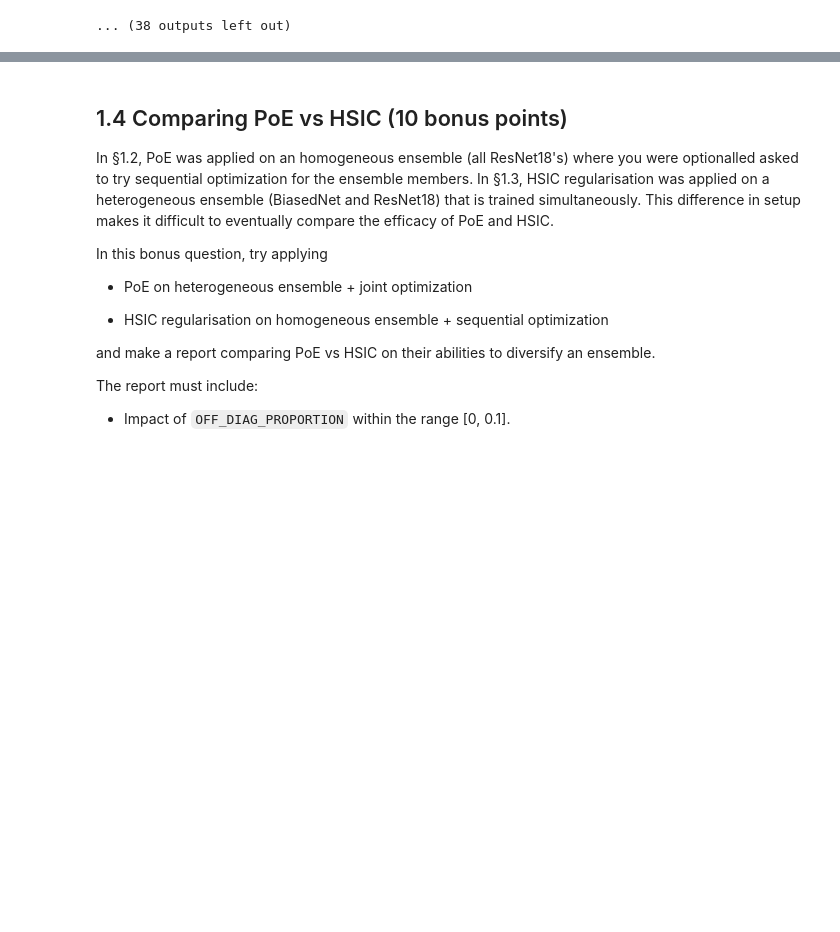
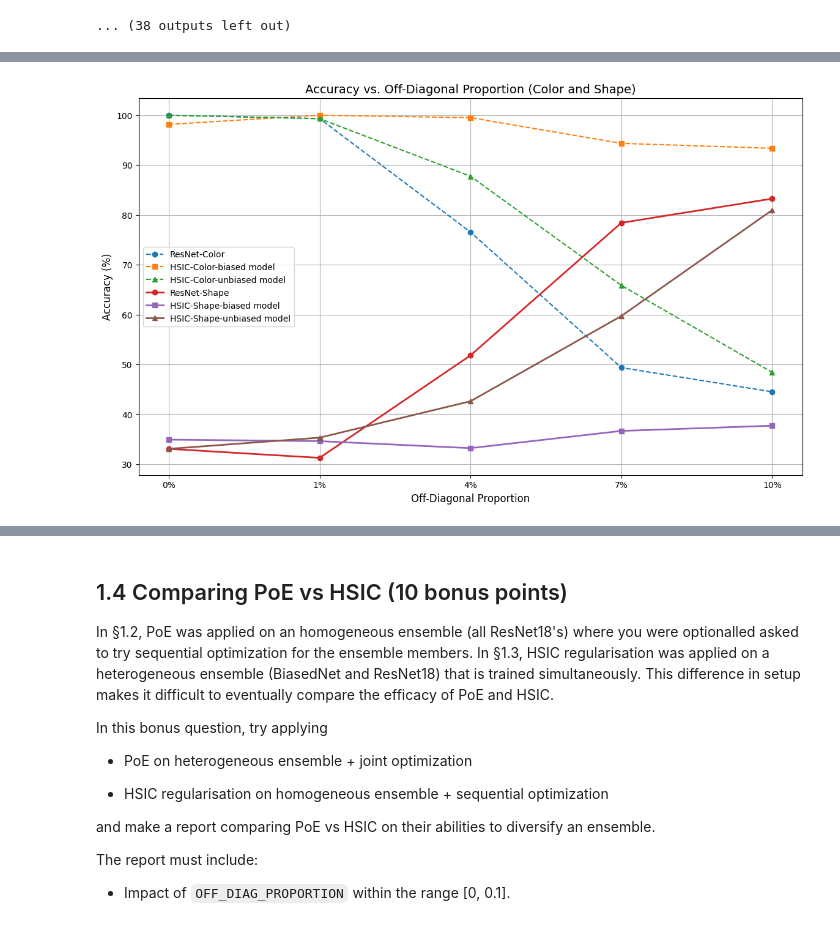
Before and after one commit to sayak0809/TrustworthyML-24-25, a Jupyter notebook: 1-ood.ipynb, the cells around one changed output, grey strips where cells are left out. Saved outputs shown, nothing was run; the diff lists cells and outputs as text; code cells hidden in the pictures; blank space fills up the shorter version.

```diff
--- a/1-ood.ipynb
+++ b/1-ood.ipynb
@@ -1684,0 +1726,23 @@ Make sure to include the following discussion in the report:
+# %%
+# Combined plot for Color and Shape with different styles
+plt.figure(figsize=(14, 8))
+
+# Plot lines for Color (dotted lines)
+plt.plot(vals_color['Off-Diagonal Proportion'], vals_color['Accuracy (ResNet)-Color'], 'o--', label='ResNet-Color')
+plt.plot(vals_color['Off-Diagonal Proportion'], vals_color['Accuracy (HSIC)-Color-biased model'], 's--', label='HSIC-Color-biased model')
+plt.plot(vals_color['Off-Diagonal Proportion'], vals_color['Accuracy (HSIC)-Color-unbiased model'], '^--', label='HSIC-Color-unbiased model')
+
+# Plot lines for Shape (thicker solid lines)
+plt.plot(vals_shape['Off-Diagonal Proportion'], vals_shape['Accuracy (ResNet)-Shape'], 'o-', linewidth=2, label='ResNet-Shape')
+plt.plot(vals_shape['Off-Diagonal Proportion'], vals_shape['Accuracy (HSIC)-Shape-biased model'], 's-', linewidth=2, label='HSIC-Shape-biased model')
+plt.plot(vals_shape['Off-Diagonal Proportion'], vals_shape['Accuracy (HSIC)-Shape-unbiased model'], '^-', linewidth=2, label='HSIC-Shape-unbiased model')
+
+# Add labels, legend, and title
+plt.xlabel('Off-Diagonal Proportion', fontsize=12)
+plt.ylabel('Accuracy (%)', fontsize=12)
+plt.title('Accuracy vs. Off-Diagonal Proportion (Color and Shape)', fontsize=14)
+plt.legend()
+plt.grid(True)
+plt.savefig('accuracyvsoffdiag.png')
+# %% [output]
+[figure, added]
```
Also changed, not shown: parts of 12 cells of this notebook.
